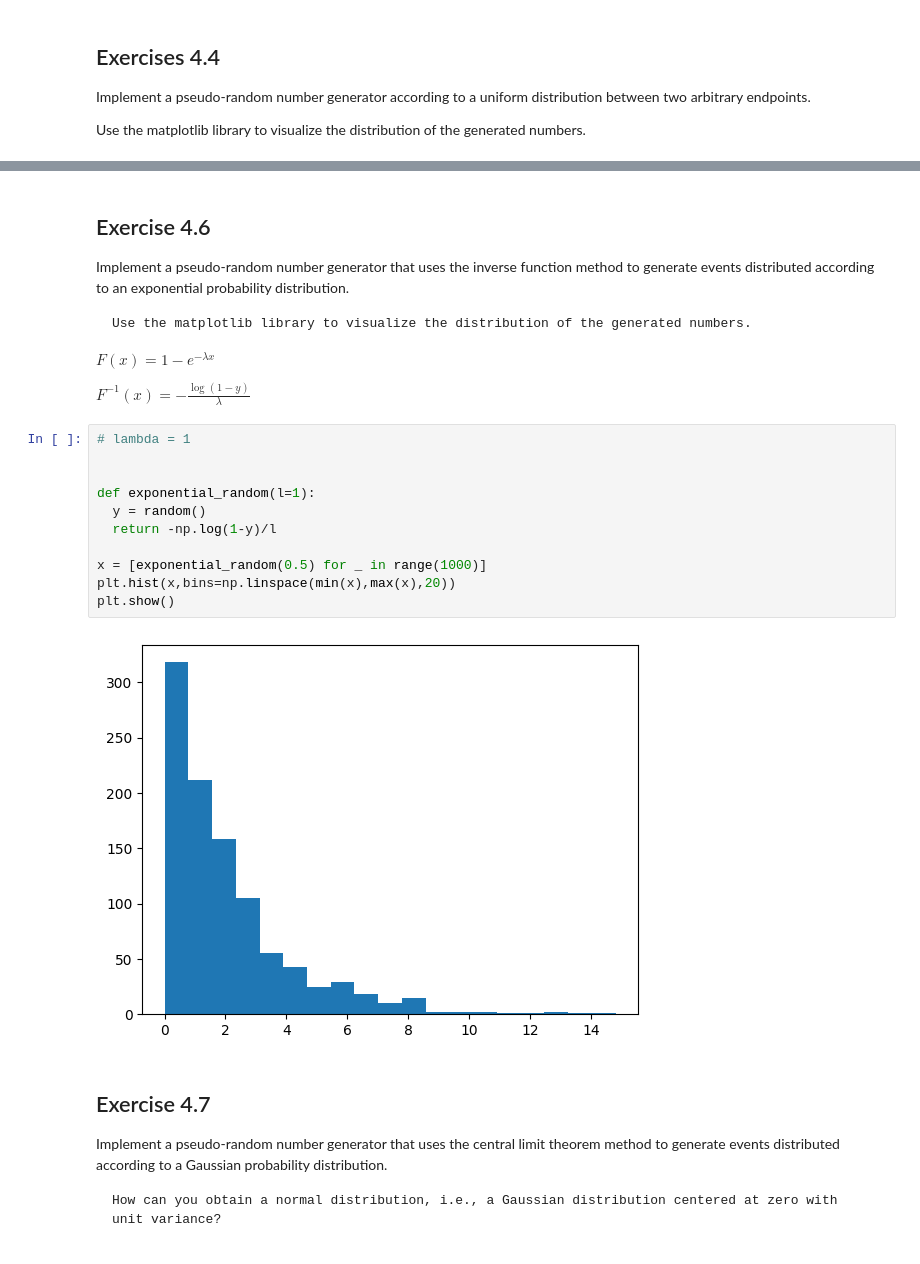
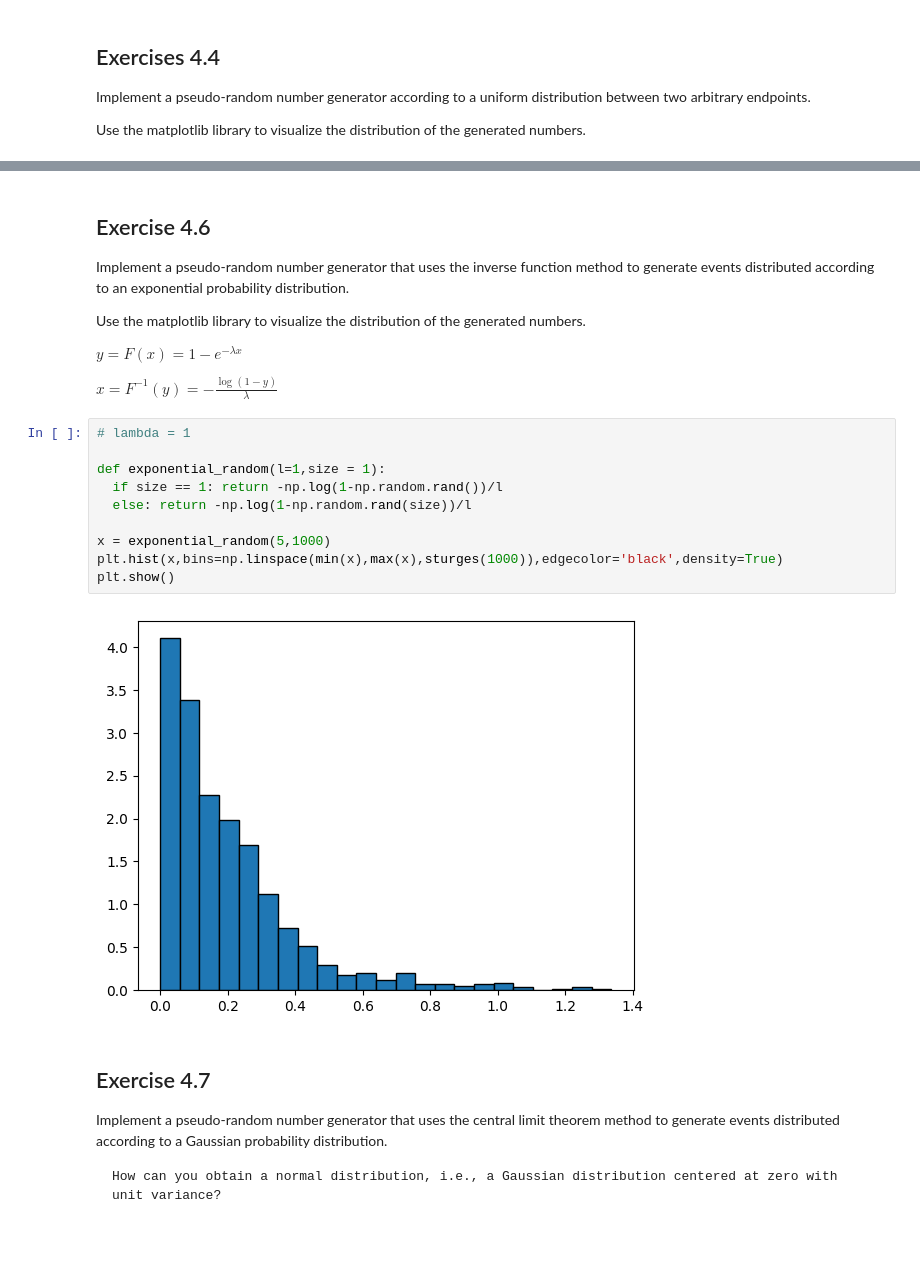
Before and after one commit to CarminatiGiovanni/LaboratorioCalcoloEStatistica, a Jupyter notebook: exercises_4_231023.ipynb, the cells around one changed output, grey strips where cells are left out. Saved outputs shown, nothing was run; the diff lists cells and outputs as text.

```diff
--- a/exercises_4_231023.ipynb
+++ b/exercises_4_231023.ipynb
@@ -117,23 +131,23 @@ plt.show()
 ## Exercise 4.6
 Implement a pseudo-random number generator that uses the inverse function method to generate events distributed according to an exponential probability distribution.
 
-    Use the matplotlib library to visualize the distribution of the generated numbers.
-$F(x) = 1-e^{-\lambda x}$
+Use the matplotlib library to visualize the distribution of the generated numbers.
 
-$F^{-1}(x) = -\frac{\log(1-y)}{\lambda}$
+$y = F(x) = 1-e^{-\lambda x}$
+
+$x = F^{-1}(y) = -\frac{\log(1-y)}{\lambda}$
 # %%
 # lambda = 1
 
+def exponential_random(l=1,size = 1):
+  if size == 1: return -np.log(1-np.random.rand())/l
+  else: return -np.log(1-np.random.rand(size))/l
 
-def exponential_random(l=1):
-  y = random()
-  return -np.log(1-y)/l
-
-x = [exponential_random(0.5) for _ in range(1000)]
-plt.hist(x,bins=np.linspace(min(x),max(x),20))
+x = exponential_random(5,1000)
+plt.hist(x,bins=np.linspace(min(x),max(x),sturges(1000)),edgecolor='black',density=True)
 plt.show()
 # %% [output]
-[figure, old version]
+[figure, new version]
 # %% [markdown]
 ## Exercise 4.7
 Implement a pseudo-random number generator that uses the central limit theorem method to generate events distributed according to a Gaussian probability distribution.
```
Also changed, not shown: parts of 6 cells of this notebook, 1 other file.
